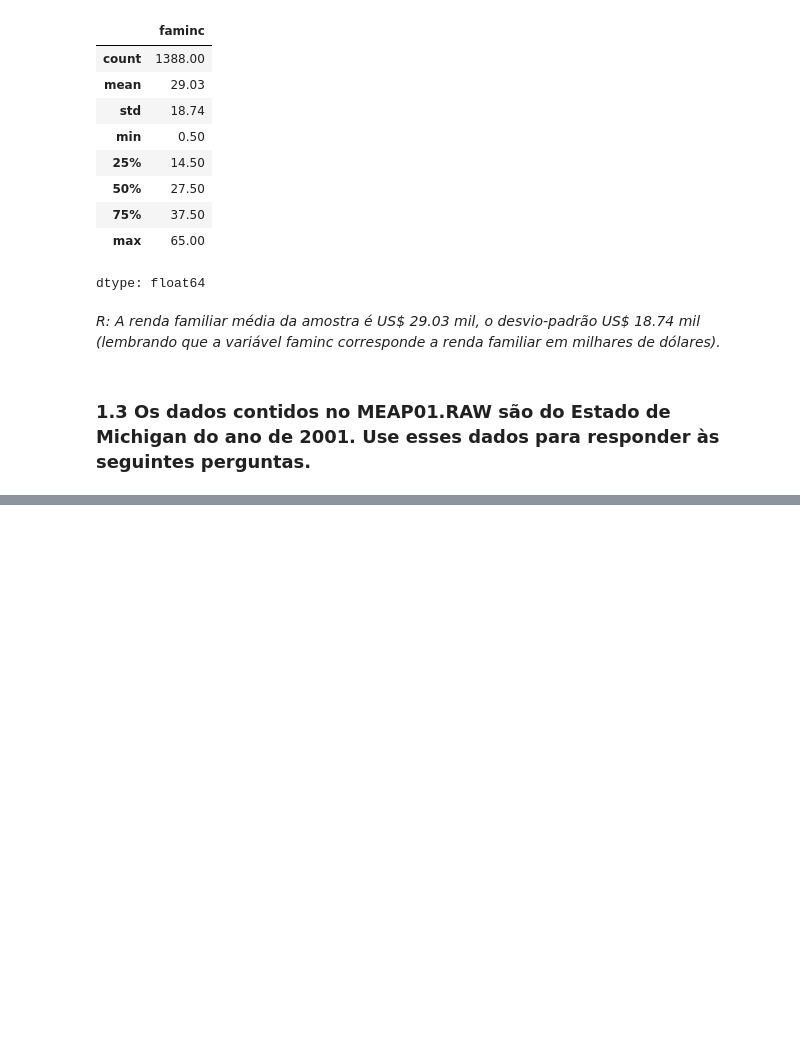
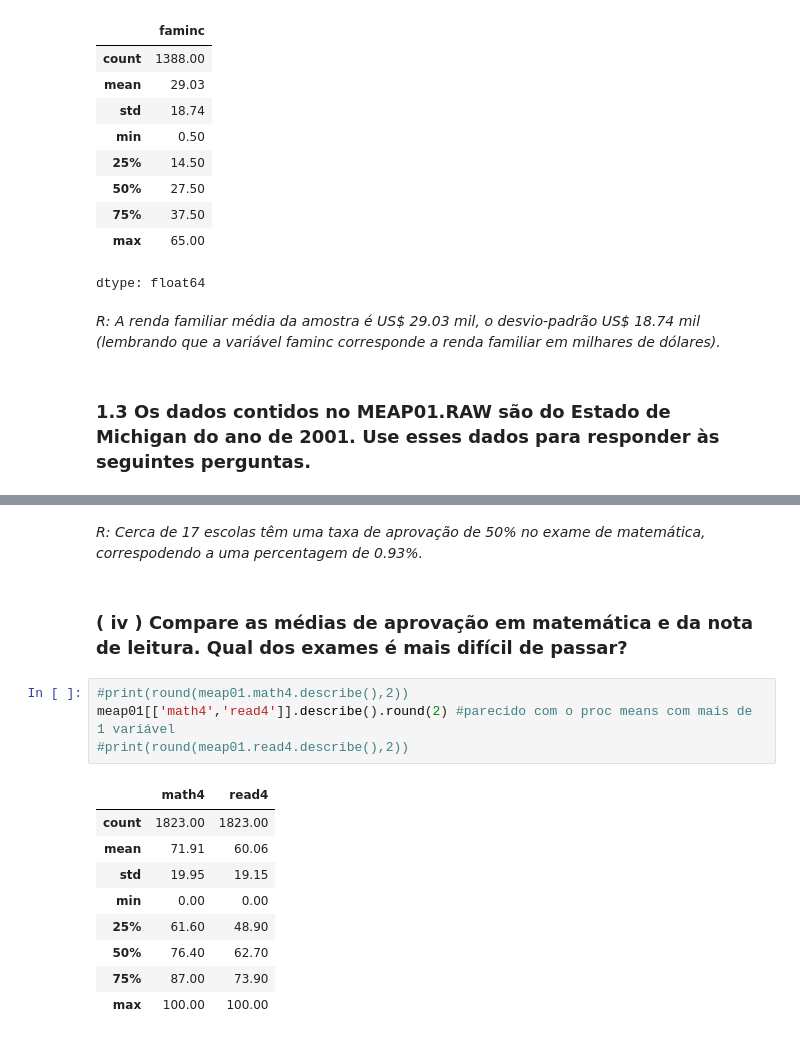
Before and after one commit to JoaoSilvaCorreia/Python, a Jupyter notebook: Econometrics/EconometriaWooldridge.ipynb, the cells around one changed output, grey strips where cells are left out. Cells and saved outputs as stored; diff of their text form; blank space fills up the shorter version.

```diff
--- a/Econometrics/EconometriaWooldridge.ipynb
+++ b/Econometrics/EconometriaWooldridge.ipynb
@@ -258,0 +372,18 @@ dtype: float64
+# %% [markdown]
+*R: Cerca de 17 escolas têm uma taxa de aprovação de 50% no exame de matemática, correspodendo a uma percentagem de 0.93%.*
+# %% [markdown]
+### **( iv ) Compare as médias de aprovação em matemática e da nota de leitura. Qual dos exames é mais difícil de passar?**
+# %%
+#print(round(meap01.math4.describe(),2))
+meap01[['math4','read4']].describe().round(2) #parecido com o proc means com mais de 1 variável
+#print(round(meap01.read4.describe(),2))
+# %% [output]
+|  | math4 | read4 |
+| count | 1823.00 | 1823.00 |
+| mean | 71.91 | 60.06 |
+| std | 19.95 | 19.15 |
+| min | 0.00 | 0.00 |
+| 25% | 61.60 | 48.90 |
+| 50% | 76.40 | 62.70 |
+| 75% | 87.00 | 73.90 |
+| max | 100.00 | 100.00 |
```
Also changed, not shown: parts of 25 cells of this notebook.
